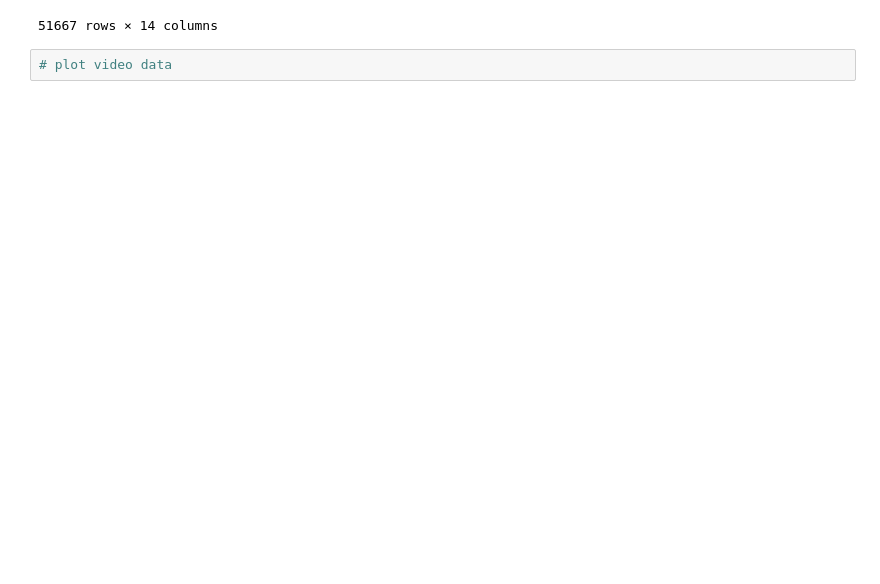
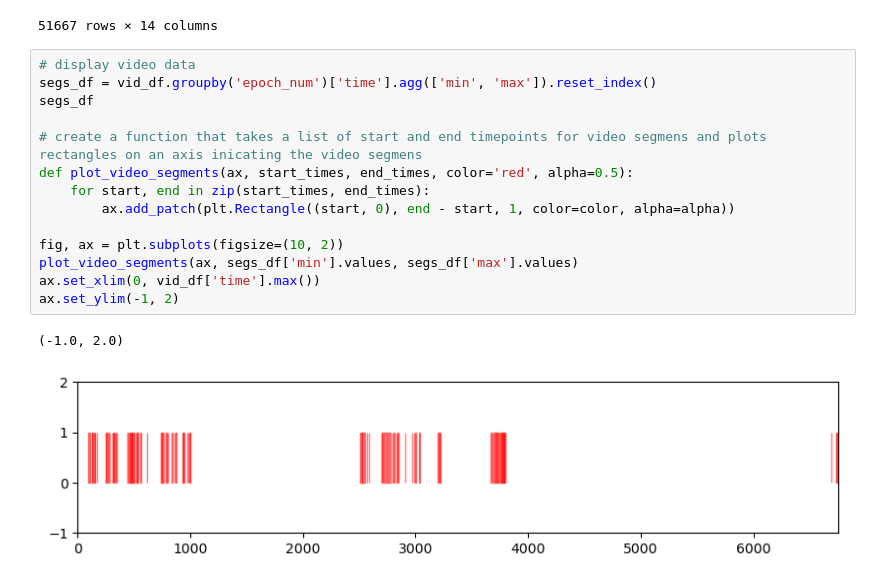
Before and after one commit to dbheadley/mimo_pack, a Jupyter notebook: tutorials/PreprocessVideo.ipynb, the cells around one changed output. Saved outputs shown, nothing was run; the diff lists cells and outputs as text; blank space fills up the shorter version.

```diff
--- a/tutorials/PreprocessVideo.ipynb
+++ b/tutorials/PreprocessVideo.ipynb
@@ -79,5 +79,20 @@ vid_df
 | 51665 | 51665 | 25-01-20_ZS02_Reach76_2033.tif | 76 | 2033 | 254.0 | 254.000000 | 254.000000 | 254.000000 | 74.154731 | 254.000000 | ... |
 | 51666 | 51666 | 25-01-20_ZS02_Reach76_2034.tif | 76 | 2034 | 254.0 | 254.000000 | 72.508323 | 254.000000 | 70.279412 | 254.000000 | ... |
 51667 rows × 14 columns
-# %%
-# plot video data
+# %%
+# display video data
+segs_df = vid_df.groupby('epoch_num')['time'].agg(['min', 'max']).reset_index()
+segs_df
+
+# create a function that takes a list of start and end timepoints for video segmens and plots rectangles on an axis inicating the video segmens
+def plot_video_segments(ax, start_times, end_times, color='red', alpha=0.5):
+    for start, end in zip(start_times, end_times):
+        ax.add_patch(plt.Rectangle((start, 0), end - start, 1, color=color, alpha=alpha))
+
+fig, ax = plt.subplots(figsize=(10, 2))
+plot_video_segments(ax, segs_df['min'].values, segs_df['max'].values)
+ax.set_xlim(0, vid_df['time'].max())
+ax.set_ylim(-1, 2)
+# %% [output]
+(-1.0, 2.0)
+[figure, added]
```
Also changed, not shown: parts of 2 cells of this notebook, 8 other files.
